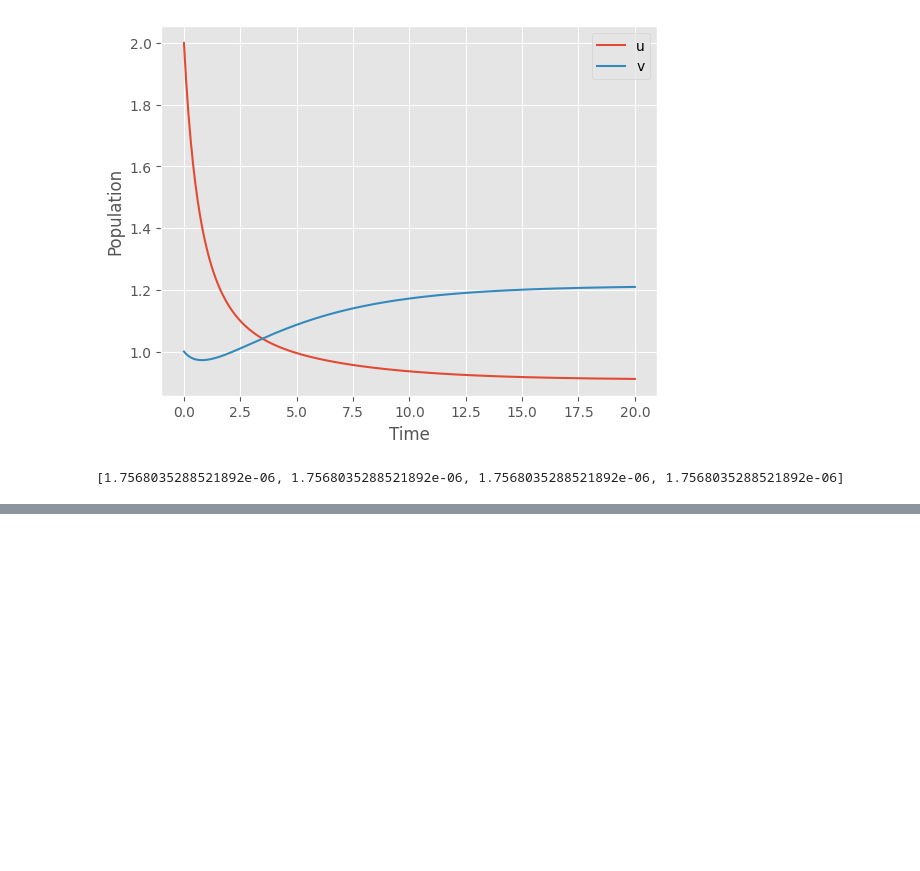
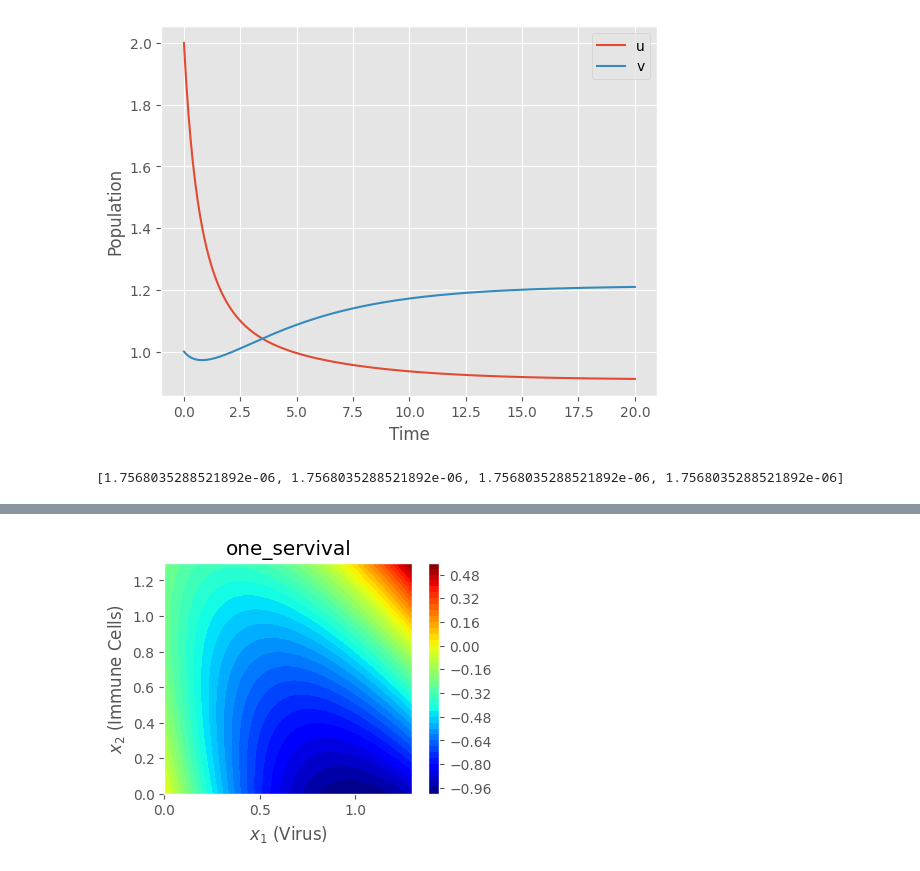
Before and after one commit to tirtho109/MasterThesis, a Jupyter notebook: src/SCIANN/sciann_model2.ipynb, the cells around one changed output, grey strips where cells are left out. Cells and saved outputs as stored; diff of their text form; code cells hidden in the pictures; blank space fills up the shorter version.

```diff
--- a/src/SCIANN/sciann_model2.ipynb
+++ b/src/SCIANN/sciann_model2.ipynb
@@ -442,0 +496,5 @@ mseCSV = mseCSV.tolist()
+# %%
+phi_values = phi(x1, x2, "one_servival")
+plot_energy(phi_values, x1, x2, "one_servival")
+# %% [output]
+[figure, added]
```
Also changed, not shown: parts of 9 cells of this notebook, 1 other file.
